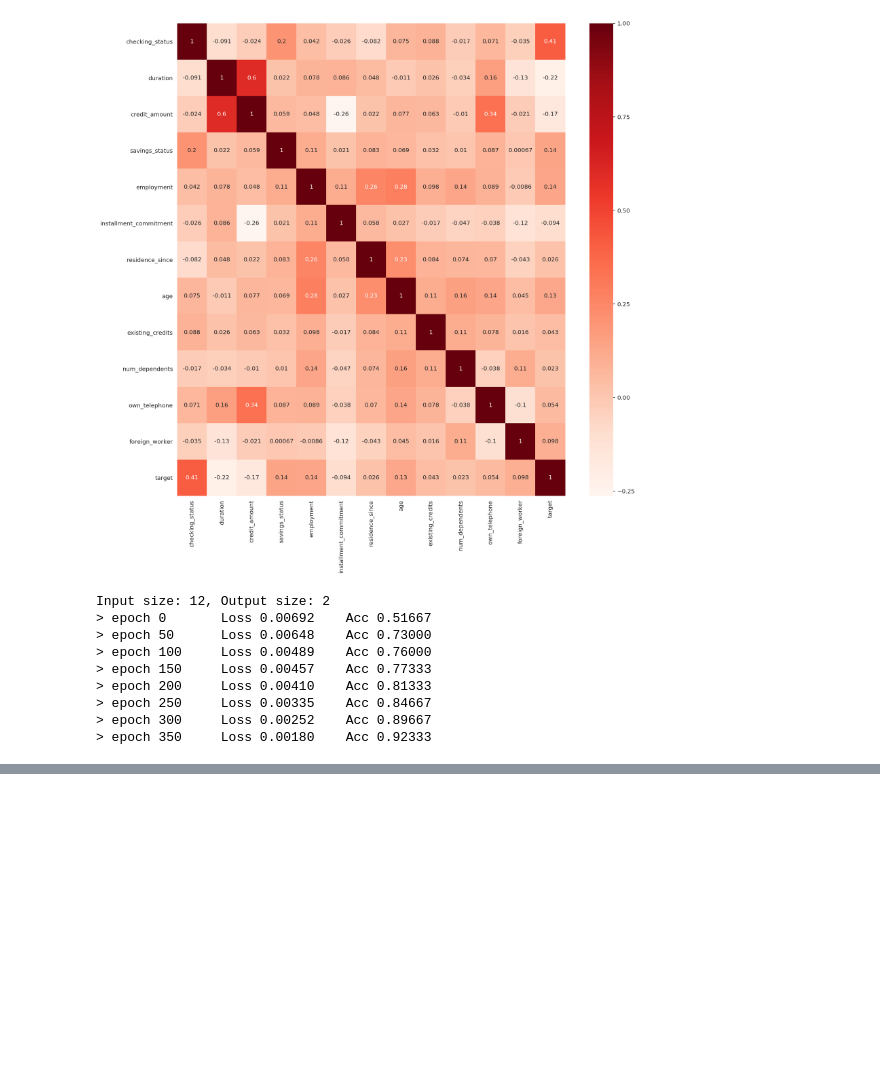
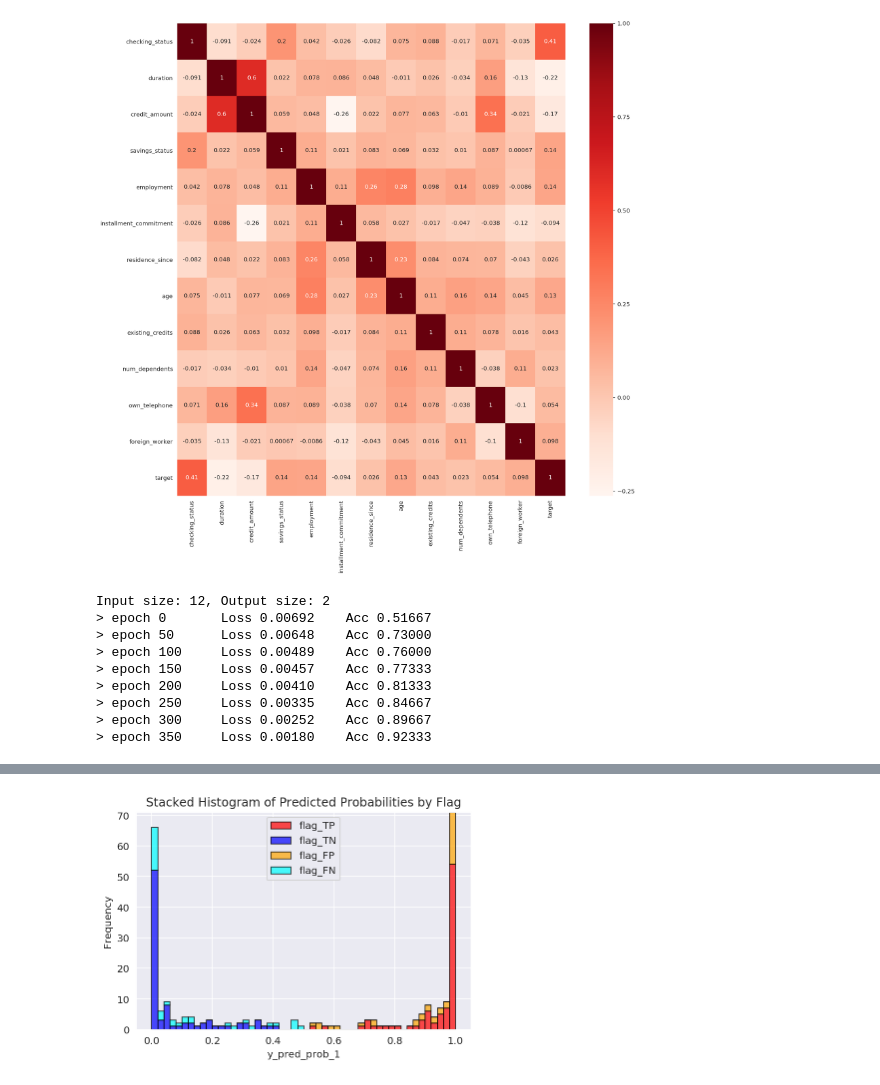
Before and after one commit to ShotaArima/lowprofool_x86, a Jupyter notebook: src/research.ipynb, the cells around one changed output, grey strips where cells are left out. Saved outputs shown, nothing was run; the diff lists cells and outputs as text; code cells hidden in the pictures; blank space fills up the shorter version.

```diff
--- a/src/research.ipynb
+++ b/src/research.ipynb
@@ -338,0 +411,22 @@ Name: target, Length: 250, dtype: float64
+# %%
+# Determine the predicted class based on y_pred_prob_1
+df['y_pred'] = (df['y_pred_prob_1'] >= 0.5).astype(float)
+
+# Add a flag for TP, TN, FP, FN
+def get_flag(row):
+    if row['y_true'] == 1.0 and row['y_pred'] == 1.0:
+        return 'TP'
+    elif row['y_true'] == 0.0 and row['y_pred'] == 0.0:
+        return 'TN'
+    elif row['y_true'] == 0.0 and row['y_pred'] == 1.0:
+        return 'FP'
+    elif row['y_true'] == 1.0 and row['y_pred'] == 0.0:
+        return 'FN'
+
+df['flag'] = df.apply(get_flag, axis=1)
+# Create a DataFrame
+df = pd.DataFrame(df)
+
+# One-hot encode the 'flag' column
+df_encoded = pd.get_dummies(df, columns=['flag'])
+print(df_encoded)
@@ -338,0 +451,20 @@ Name: target, Length: 250, dtype: float64
+# %%
+import matplotlib.pyplot as plt
+
+# Create a histogram for each flag category
+flags = ['flag_TP', 'flag_TN', 'flag_FP', 'flag_FN']
+colors = ['red', 'blue', 'orange', 'cyan']
+
+# Prepare data for the histogram
+data = [df_encoded[df_encoded[flag] == 1]['y_pred_prob_1'] for flag in flags]
+
+# Plot the stacked histogram
+plt.hist(data, bins=50, edgecolor='k', alpha=0.7, color=colors, label=flags, stacked=True)
+
+plt.title('Stacked Histogram of Predicted Probabilities by Flag')
+plt.xlabel('y_pred_prob_1')
+plt.ylabel('Frequency')
+plt.legend()
+plt.show()
+# %% [output]
+[figure, added]
```
Also changed, not shown: parts of 10 cells of this notebook.
